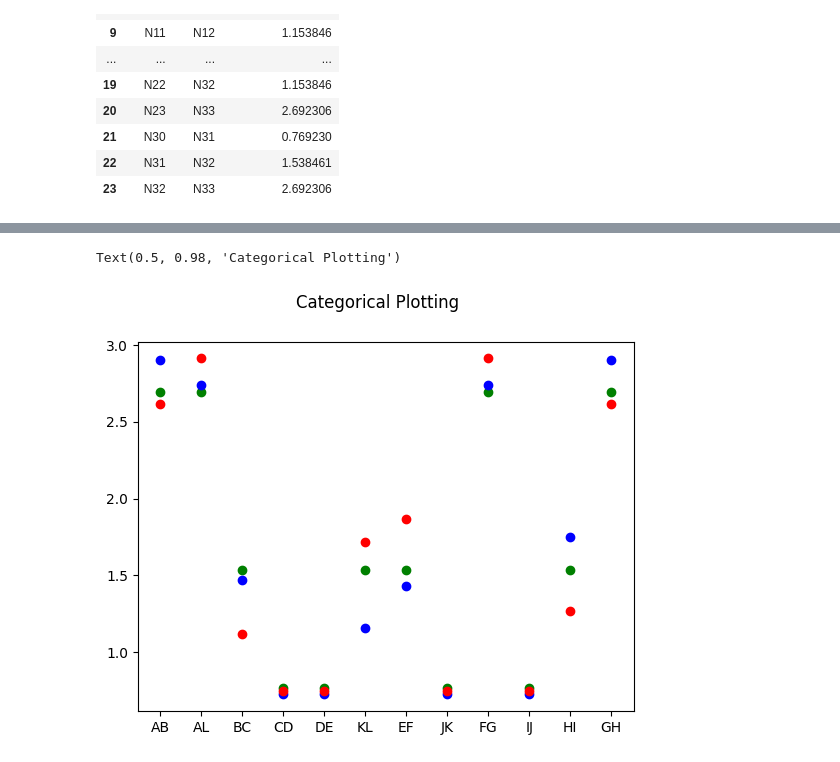
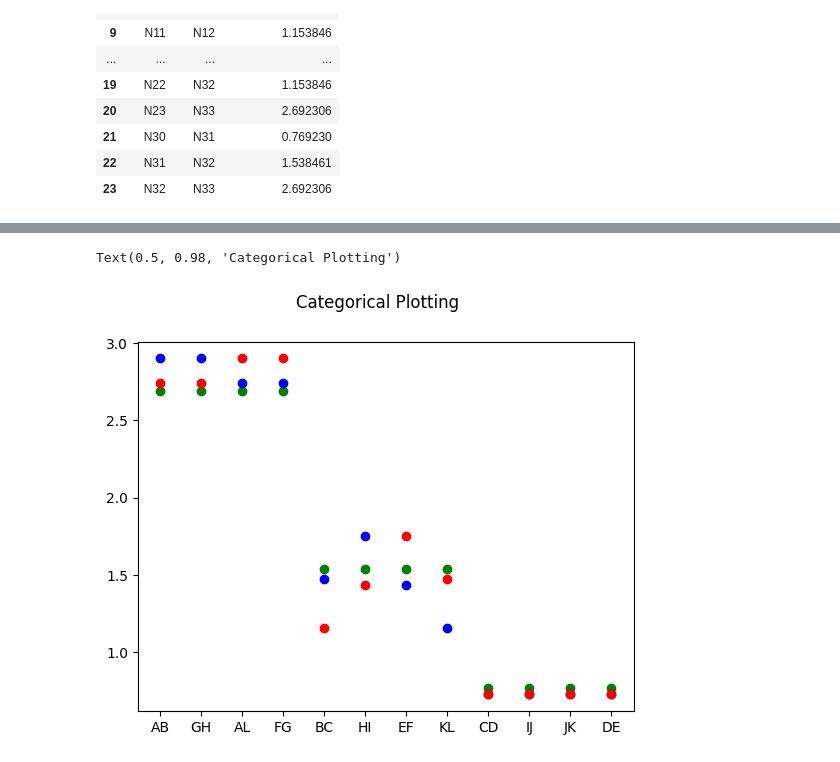
Before and after one commit to MariMachaidze/Internship-2024, a Jupyter notebook: Learning pandas/gathering every code together.ipynb, the cells around one changed output, grey strips where cells are left out. Drawn from its saved outputs; the diff is of its cells as text; code cells hidden in the pictures.

```diff
--- a/Learning pandas/gathering every code together.ipynb
+++ b/Learning pandas/gathering every code together.ipynb
@@ -1,9 +1,11 @@
 # %%
 import pandas as pd
 # %%
-df_correct = pd.read_csv(r"C:\Users\marim\Desktop\summer 2024 projects\internship 2024\correct data.csv") # read from csv FileExistsError
-df_brokenV11 = pd.read_csv(r"C:\Users\marim\Desktop\summer 2024 projects\internship 2024\trial_data.csv") # read from csv FileExistsError
-df_brokenH11 = pd.read_csv(r"C:\Users\marim\Desktop\summer 2024 projects\internship 2024\BrokenH11.csv") # read from csv FileExistsError
+path = 'C:\\Users\\marim\\Desktop\\summer 2024 projects\\internship 2024\\data\\'
+
+df_correct = pd.read_csv(path + "correct.csv") # read from csv FileExistsError
+df_brokenV11 = pd.read_csv(path + "BrokenV11.csv") # read from csv FileExistsError
+df_brokenH11 = pd.read_csv(path + "BrokenH11.csv") # read from csv FileExistsError
 # %%
 df_correct
 # %% [output]
@@ -281,0 +284,13 @@ df
+# %%
+df1 = df
+def swap_rows(df, row1, row2):
+    df.iloc[row1], df.iloc[row2] =  df.iloc[row2].copy(), df.iloc[row1].copy()
+    return df
+
+df1 = swap_rows(df1, 1, 11)
+df1 = swap_rows(df1, 2, 11)
+df1 = swap_rows(df1, 3, 8)
+df1 = swap_rows(df1, 4, 11)
+df1 = swap_rows(df1, 7, 10)
+df1 = swap_rows(df1, 5, 7)
+df1
@@ -282,16 +311,17 @@ df
 # %%
 import matplotlib.pyplot as plt
 
+df = df1
 names = df['letters']
 correct = df['voltage difference']
 broken_V11 = df['broken V11']
 broken_H11 = df['broken H11']
 
 fig, ax = plt.subplots()
 ax.scatter(names, correct, color = "green")
 ax.scatter(names, broken_V11, color = 'blue')
 ax.scatter(names, broken_H11, color = 'red')
 fig.suptitle('Categorical Plotting')
 # %% [output]
 Text(0.5, 0.98, 'Categorical Plotting')
-[figure, old version]
+[figure, new version]
```
Also changed, not shown: parts of 8 cells of this notebook.
